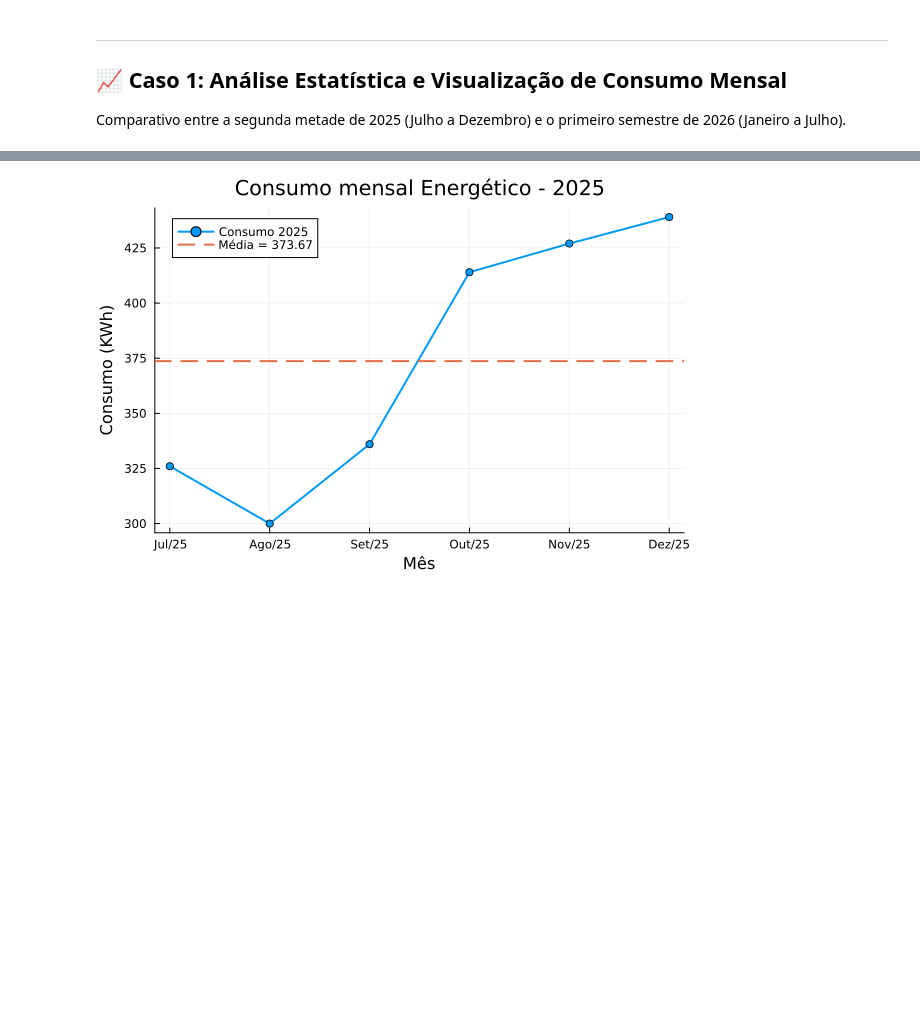
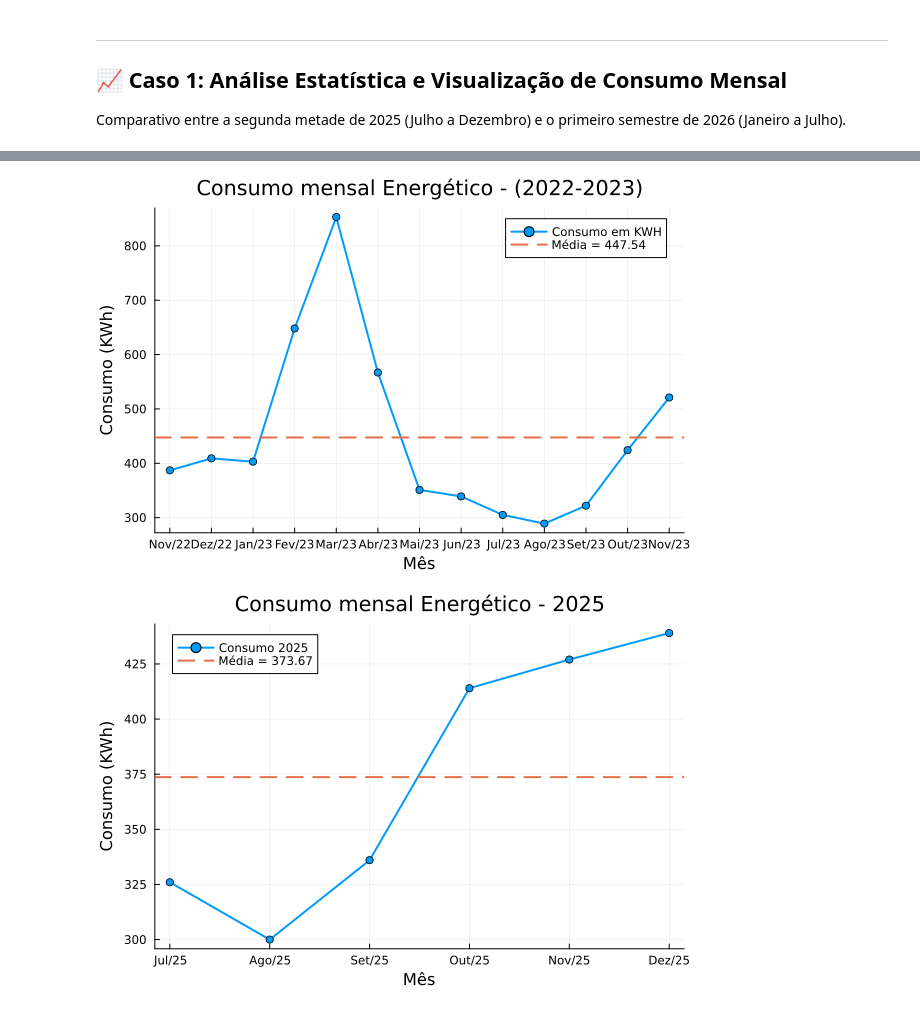
Before and after one commit to PedroVic12/Pikachu-Flask-Server, a Jupyter notebook: batcaverna/optimization/otimizacoes_em_julia.ipynb, the cells around one changed output, grey strips where cells are left out. Saved outputs shown, nothing was run; the diff lists cells and outputs as text; code cells hidden in the pictures; blank space fills up the shorter version.

```diff
--- a/batcaverna/optimization/otimizacoes_em_julia.ipynb
+++ b/batcaverna/optimization/otimizacoes_em_julia.ipynb
@@ -65,3 +96,28 @@ Total 2026 (Jan-Jul): 3726
+# %%
+# Visualização gráfica - Consumo 2023
+function plot_consumo_2023(consumo, meses)
+    media = mean(consumo)
+    p = plot(
+        1:length(consumo),
+        consumo,
+        marker=:circle,
+        linewidth=2,
+        xlabel="Mês",
+        ylabel="Consumo (KWh)",
+        title="Consumo mensal Energético - (2022-2023)",
+        xticks=(1:length(meses), meses),
+        label="Consumo em KWH"
+    )
+    hline!(p, [media], linestyle=:dash, linewidth=2, label="Média = $(round(media, digits=2))")
+
+    # salva o gráfico em arquivo PNG
+    savefig(p, "consumo_2023.png")
+    return p
+end
+
+plot_consumo_2023(consumo_2023, meses_2022_2023)
+# %% [output]
+[figure, added]
 # %%
 # Visualização gráfica - Consumo 2025
 function plot_consumo_2025(consumo, meses)
```
Also changed, not shown: parts of 1 cell of this notebook, 1 other file.
